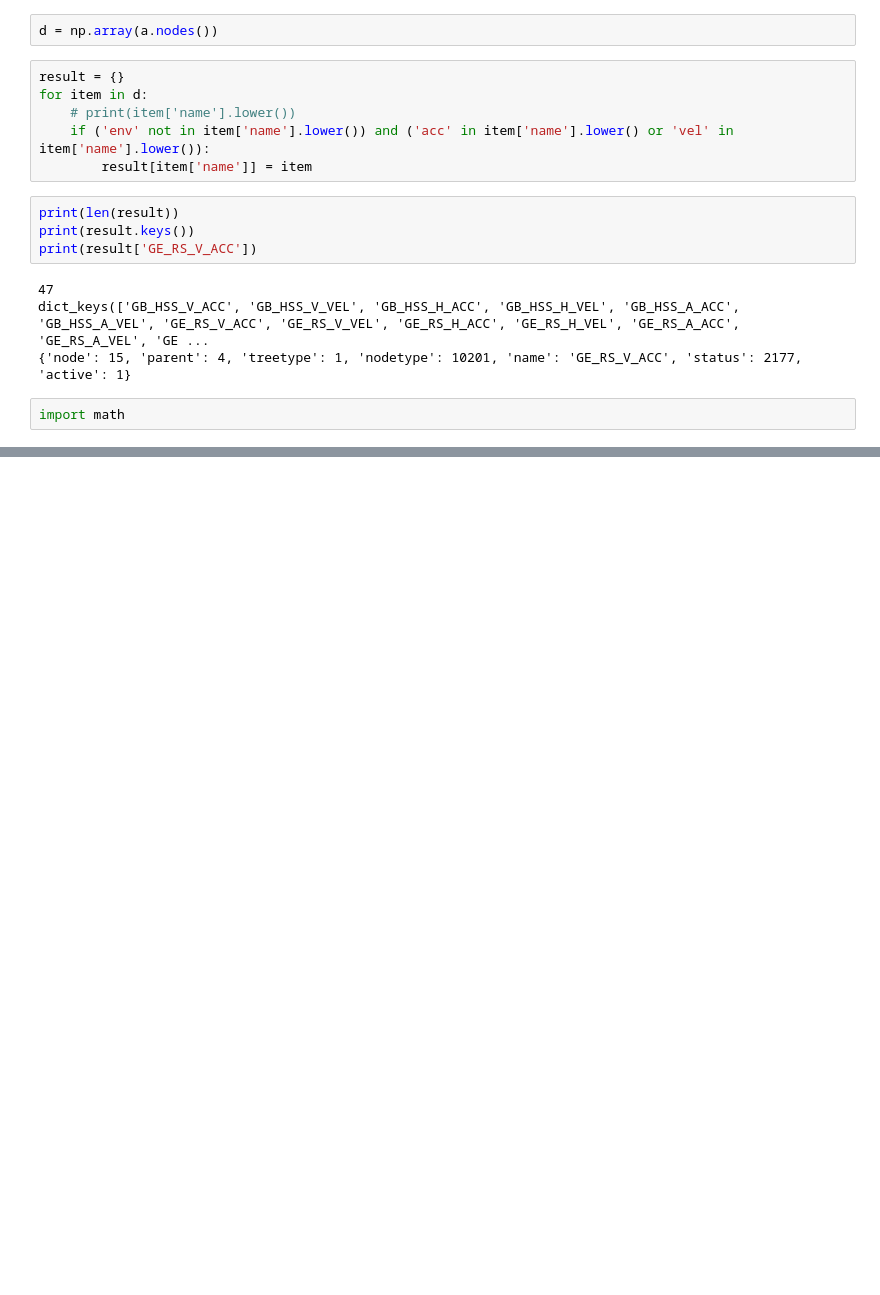
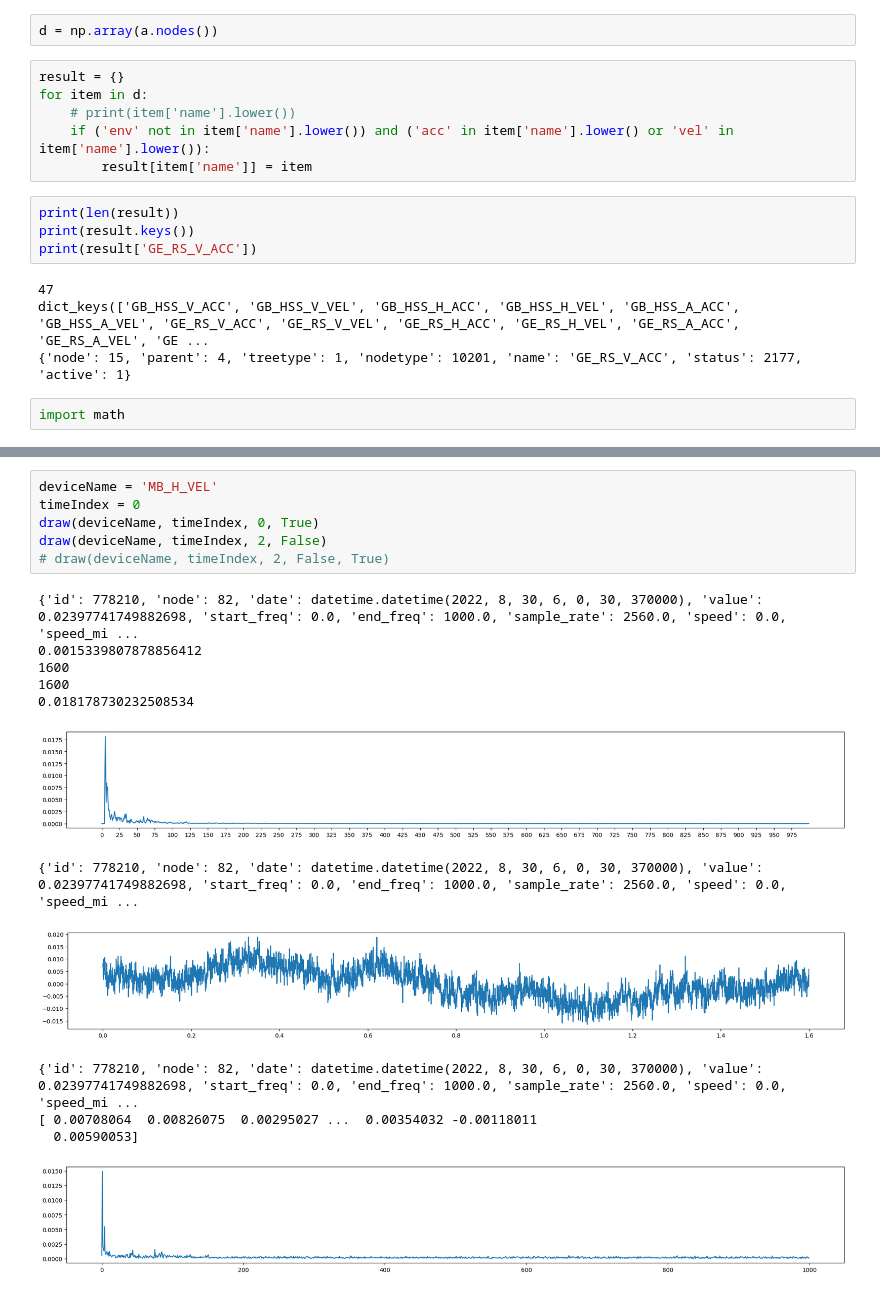
Before and after one commit to eunjae-farm/vms-db-visualizer, a Jupyter notebook: test.ipynb, the cells around one changed output, grey strips where cells are left out. Cells and saved outputs as stored; diff of their text form; blank space fills up the shorter version.

```diff
--- a/test.ipynb
+++ b/test.ipynb
@@ -84,3 +89,22 @@ MB_H_VEL 82 2022-08-30 06:00:30.370000
+# %%
+deviceName = 'MB_H_VEL'
+timeIndex = 0
+draw(deviceName, timeIndex, 0, True)
+draw(deviceName, timeIndex, 2, False)
+# draw(deviceName, timeIndex, 2, False, True)
+# %% [output]
+{'id': 778210, 'node': 82, 'date': datetime.datetime(2022, 8, 30, 6, 0, 30, 370000), 'value': 0.02397741749882698, 'start_freq': 0.0, 'end_freq': 1000.0, 'sample_rate': 2560.0, 'speed': 0.0, 'speed_mi ...
+0.0015339807878856412
+1600
+1600
+0.018178730232508534
+[figure, added]
+{'id': 778210, 'node': 82, 'date': datetime.datetime(2022, 8, 30, 6, 0, 30, 370000), 'value': 0.02397741749882698, 'start_freq': 0.0, 'end_freq': 1000.0, 'sample_rate': 2560.0, 'speed': 0.0, 'speed_mi ...
+[figure, added]
+{'id': 778210, 'node': 82, 'date': datetime.datetime(2022, 8, 30, 6, 0, 30, 370000), 'value': 0.02397741749882698, 'start_freq': 0.0, 'end_freq': 1000.0, 'sample_rate': 2560.0, 'speed': 0.0, 'speed_mi ...
+[ 0.00708064  0.00826075  0.00295027 ...  0.00354032 -0.00118011
+  0.00590053]
+[figure, added]
 # %%
  public float[,] Convert(Enums.CM_Scaling ScalingLocal, Enums.CM_EUType EUTypeLocal)
     {
```
Also changed, not shown: parts of 2 cells of this notebook.
